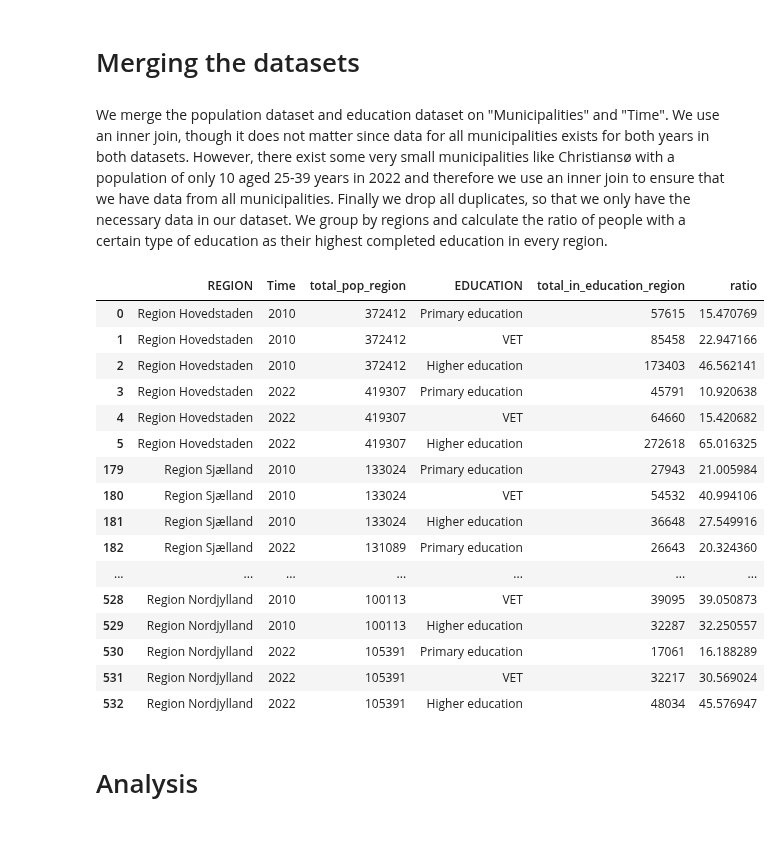
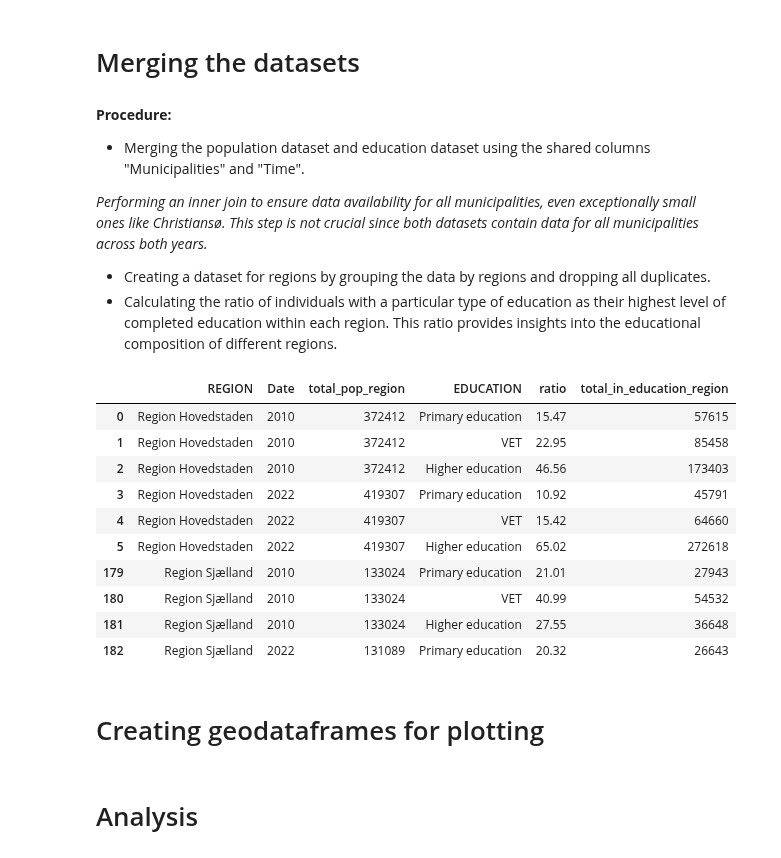
Before and after one commit to NumEconCopenhagen/projects-2023-iim, a Jupyter notebook: dataproject/dataproject.ipynb, the cells around one changed output. Saved outputs shown, nothing was run; the diff lists cells and outputs as text; code cells hidden in the pictures.

```diff
--- a/dataproject/dataproject.ipynb
+++ b/dataproject/dataproject.ipynb
@@ -111,12 +109 @@ pop_df_concatenate = pd.concat([pop_df2010,pop_df2022])
-# %%
-# Dataser for muncipalities to regions
-excel_file = "kommuneliste.xlsx"
-reg_mun = pd.read_excel(excel_file)
-
-# Changing name of København to Copenhagen so that the data sets can merge properly
-reg_mun = reg_mun.replace("København", "Copenhagen")
-
-# Merging population dataset with a dataset containing data linking municipalities to regions
-pop_df_concatenate = pd.merge(reg_mun, pop_df_concatenate, how = 'inner', on = ['KOMK'])
-pop_df_concatenate['total_pop_region'] = pop_df_concatenate.groupby(["TID","REGION"])['total_pop'].transform('sum')
 # %% [markdown]
@@ -185,43 +175,47 @@ edu_df2022 = edu_df[2022]
 edu_df_concatenate = pd.concat([edu_df2010, edu_df2022])
 # %% [markdown]
 # Merging the datasets
-# %% [markdown]
-We merge the population dataset and education dataset on "Municipalities" and "Time". We use an inner join, though it does not matter since data for all municipalities exists for both years in both datasets. However, there exist some very small municipalities like Christiansø with a population of only 10 aged 25-39 years in 2022 and therefore we use an inner join to ensure that we have data from all municipalities. Finally we drop all duplicates, so that we only have the necessary data in our dataset. We group by regions and calculate the ratio of people with a certain type of education as their highest completed education in every region.
+# %% [markdown]
+**Procedure:**
+- Merging the population dataset and education dataset using the shared columns "Municipalities" and "Time".
+
+*Performing an inner join to ensure data availability for all municipalities, even exceptionally small ones like Christiansø. This step is not crucial since both datasets contain data for all municipalities across both years.*
+- Creating a dataset for regions by grouping the data by regions and dropping all duplicates.
+- Calculating the ratio of individuals with a particular type of education as their highest level of completed education within each region. This ratio provides insights into the educational composition of different regions.
 # %%
-# Merging the datasets for population and educational level
-df_merge = pd.merge(pop_df_concatenate, edu_df_concatenate, how = 'inner', on = ['KOMK', "TID"]);
+# Merging the population and education dataset using municipalities and time.
+df_municipalities = pd.merge(pop_df_concatenate, edu_df_concatenate, how = 'inner', on = ['Municipalities', "Date"]);
 
+df_municipalities["ratio"]=df_municipalities["total_in_education"]/df_municipalities["total_pop"]*100
+
+
+df_reg = df_municipalities.copy()
 # Summing over region and educational level
-df_merge['total_in_education_region'] = df_merge.groupby(["TID", "REGION", 'EDUCATION'])['total_in_education'].transform('sum')
-##final_df['total_pop_region'] = final_df.groupby(["TID", "REGION"])['total_pop'].transform('sum')/3
+df_reg['total_in_education_region'] = df_reg.groupby(["Date", "REGION", 'EDUCATION'])['total_in_education'].transform('sum')
 
-# Dropping duplicates
-df_merge = df_merge.drop_duplicates(subset=("TID","REGION", "EDUCATION"))
+# Dropping duplicates and columns
 
-# Drop variables that are no longer needed
-drop_variables(df_merge, ['KOMK','total_pop','total_in_education'])
+df_reg = df_reg.drop_duplicates(subset=("Date","REGION", "EDUCATION"))
+dp.drop_variables(df_reg, ['Municipalities','total_pop','total_in_education'])
 
-# Generating ratio in each region
-df_merge["ratio"]=df_merge["total_in_education_region"]/df_merge["total_pop_region"]*100
-df_merge = df_merge.rename(columns={'TID': 'Time'})
+# Calculating ratio in each region
+df_reg["ratio"]=df_reg["total_in_education_region"]/df_reg["total_pop_region"]*100
+df_reg["ratio"]=df_reg["ratio"].round(2)
 
-# Printing the final dataset
-df_merge
+
+# Printing the final regional dataset
+df_reg.head(10)
 # %% [output]
-|  | REGION | Time | total_pop_region | EDUCATION | total_in_education_region | ratio |
-| 0 | Region Hovedstaden | 2010 | 372412 | Primary education | 57615 | 15.470769 |
-| 1 | Region Hovedstaden | 2010 | 372412 | VET | 85458 | 22.947166 |
-| 2 | Region Hovedstaden | 2010 | 372412 | Higher education | 173403 | 46.562141 |
-| 3 | Region Hovedstaden | 2022 | 419307 | Primary education | 45791 | 10.920638 |
-| 4 | Region Hovedstaden | 2022 | 419307 | VET | 64660 | 15.420682 |
-| 5 | Region Hovedstaden | 2022 | 419307 | Higher education | 272618 | 65.016325 |
-| 179 | Region Sjælland | 2010 | 133024 | Primary education | 27943 | 21.005984 |
-| 180 | Region Sjælland | 2010 | 133024 | VET | 54532 | 40.994106 |
-| 181 | Region Sjælland | 2010 | 133024 | Higher education | 36648 | 27.549916 |
-| 182 | Region Sjælland | 2022 | 131089 | Primary education | 26643 | 20.324360 |
-| ... | ... | ... | ... | ... | ... | ... |
-| 528 | Region Nordjylland | 2010 | 100113 | VET | 39095 | 39.050873 |
-| 529 | Region Nordjylland | 2010 | 100113 | Higher education | 32287 | 32.250557 |
-| 530 | Region Nordjylland | 2022 | 105391 | Primary education | 17061 | 16.188289 |
-| 531 | Region Nordjylland | 2022 | 105391 | VET | 32217 | 30.569024 |
-| 532 | Region Nordjylland | 2022 | 105391 | Higher education | 48034 | 45.576947 |
+|  | REGION | Date | total_pop_region | EDUCATION | ratio | total_in_education_region |
+| 0 | Region Hovedstaden | 2010 | 372412 | Primary education | 15.47 | 57615 |
+| 1 | Region Hovedstaden | 2010 | 372412 | VET | 22.95 | 85458 |
+| 2 | Region Hovedstaden | 2010 | 372412 | Higher education | 46.56 | 173403 |
+| 3 | Region Hovedstaden | 2022 | 419307 | Primary education | 10.92 | 45791 |
+| 4 | Region Hovedstaden | 2022 | 419307 | VET | 15.42 | 64660 |
+| 5 | Region Hovedstaden | 2022 | 419307 | Higher education | 65.02 | 272618 |
+| 179 | Region Sjælland | 2010 | 133024 | Primary education | 21.01 | 27943 |
+| 180 | Region Sjælland | 2010 | 133024 | VET | 40.99 | 54532 |
+| 181 | Region Sjælland | 2010 | 133024 | Higher education | 27.55 | 36648 |
+| 182 | Region Sjælland | 2022 | 131089 | Primary education | 20.32 | 26643 |
+# %% [markdown]
+# Creating geodataframes for plotting
```
Also changed, not shown: parts of 34 cells of this notebook, 3 other files.
